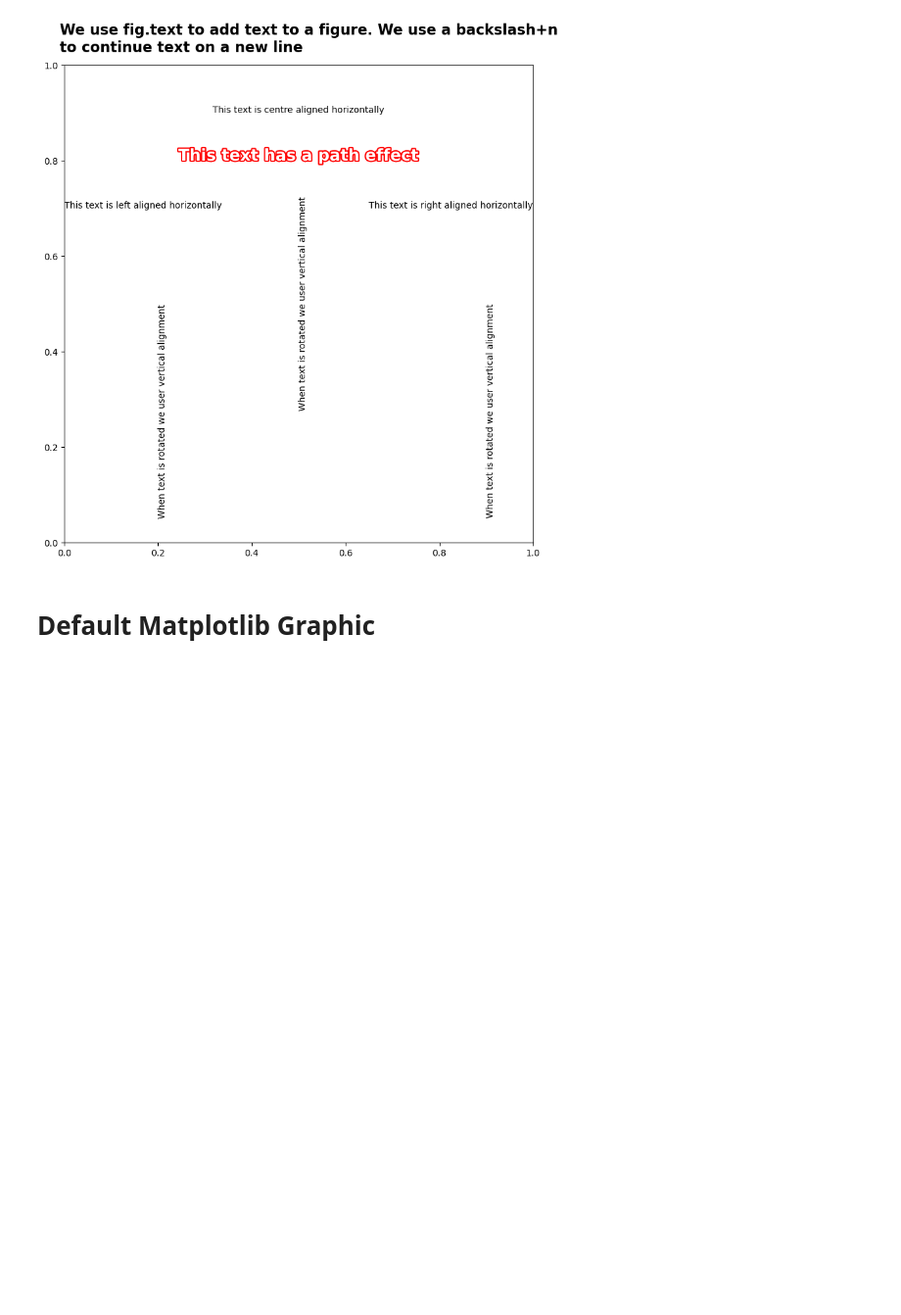
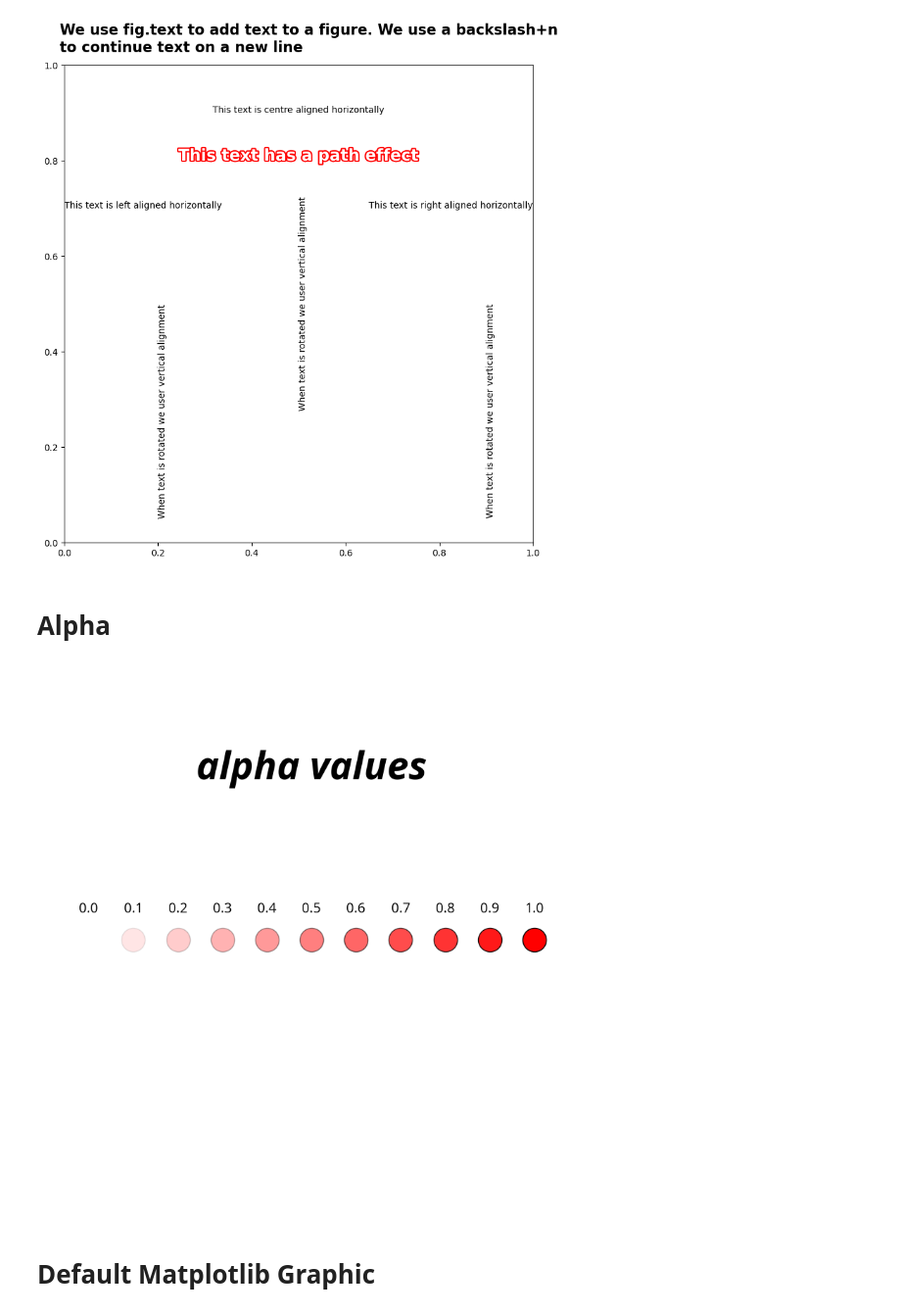
Before and after one commit to petermckeeverPerform/friends-of-tracking-viz-lecture, a Jupyter notebook: notebooks/lecture-notebook.ipynb, the cells around one changed output. Shown: that part at 98% size. Drawn from its saved outputs; the diff is of its cells as text; code cells hidden in the pictures; blank space fills up the shorter version.

```diff
--- a/notebooks/lecture-notebook.ipynb
+++ b/notebooks/lecture-notebook.ipynb
@@ -208,6 +208,36 @@ plt.tight_layout()
 plt.show()
 # %% [output]
 [figure]
+# %% [markdown]
+# Alpha
+# %%
+reset_matplotlib()
+fig, ax = plt.subplots(figsize=(8,8))
+fig.set_facecolor("w")
+ax.patch.set_facecolor("w")
+
+ax.set_xlim(-0.1,1.1)
+ax.set_ylim(0,1)
+
+xs = np.linspace(0,1,11)
+ys = [0.5]*11
+a =  np.linspace(0,1,11)
+
+for x,y,a in zip(xs, ys, a):
+    ax.scatter(x,y,s=600,color="red",edgecolors="k",alpha=a)
+    ax.text(x,y+0.05,str(round(a,2)),ha="center",fontsize=14,fontfamily="Open Sans")
+
+
+ax.axis("off")
+
+ax.text(0.5,0.8,"alpha values", fontsize=40,
+        fontfamily="Open Sans", fontweight="bold",
+        fontstyle="italic", ha="center")
+
+plt.tight_layout()
+plt.show()
+# %% [output]
+[figure, added]
 # %% [markdown]
 # Default Matplotlib Graphic
 # %%
```
Also changed, not shown: parts of 2 cells of this notebook, 2 other files.
